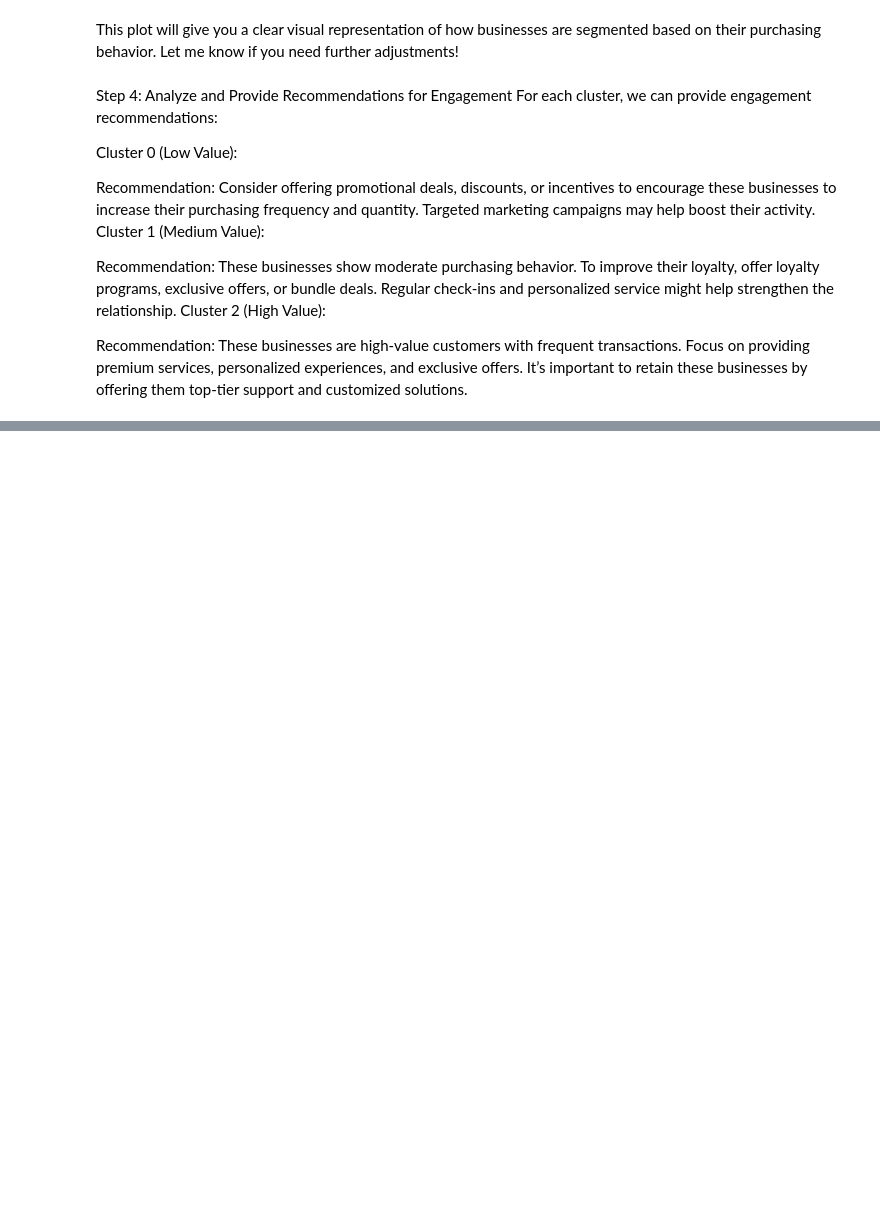
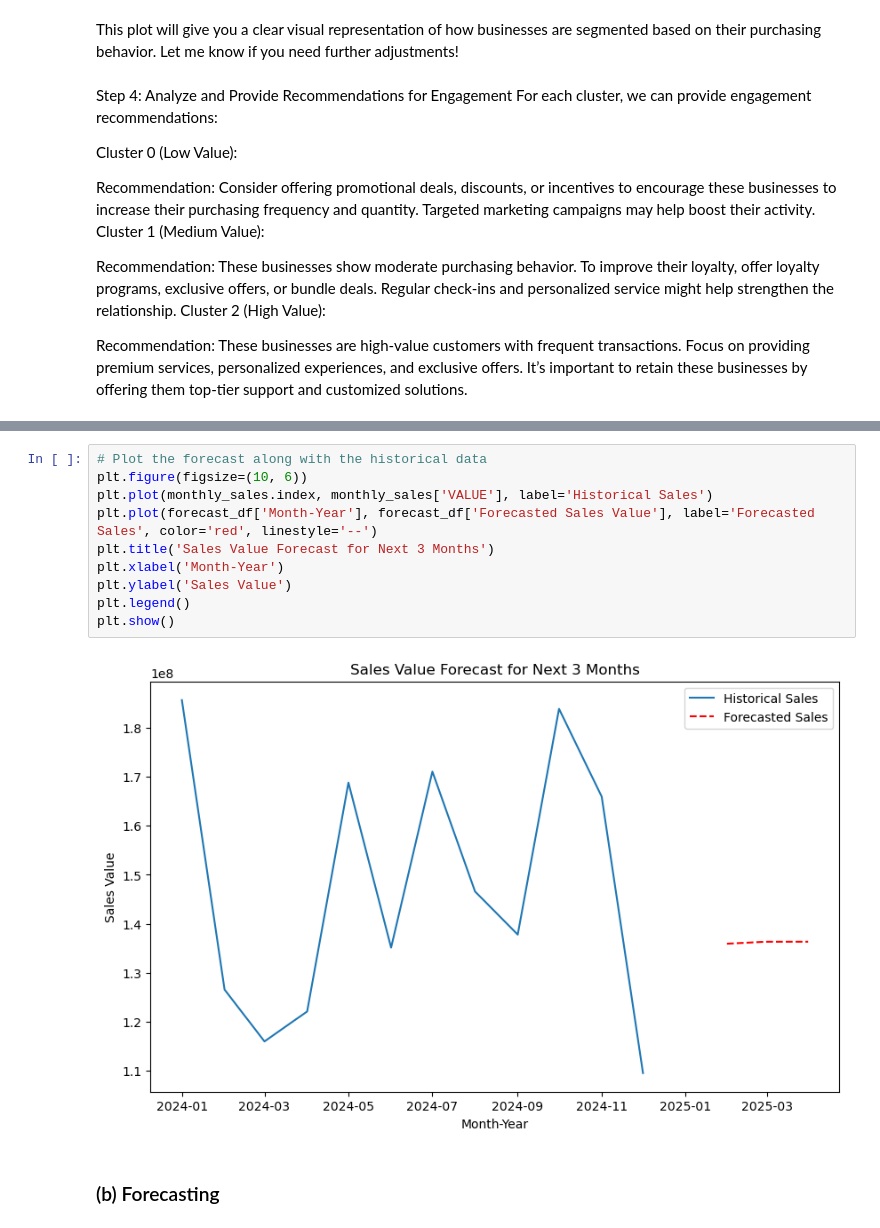
Before and after one commit to PaulMuniu/Kwanza-Tukule-Data-Analysis, a Jupyter notebook: Kwanza_Tukule.ipynb, the cells around one changed output, grey strips where cells are left out. Saved outputs shown, nothing was run; the diff lists cells and outputs as text; blank space fills up the shorter version.

```diff
--- a/Kwanza_Tukule.ipynb
+++ b/Kwanza_Tukule.ipynb
@@ -608,0 +728,14 @@ Recommendation: These businesses are high-value customers with frequent transact
+# %%
+# Plot the forecast along with the historical data
+plt.figure(figsize=(10, 6))
+plt.plot(monthly_sales.index, monthly_sales['VALUE'], label='Historical Sales')
+plt.plot(forecast_df['Month-Year'], forecast_df['Forecasted Sales Value'], label='Forecasted Sales', color='red', linestyle='--')
+plt.title('Sales Value Forecast for Next 3 Months')
+plt.xlabel('Month-Year')
+plt.ylabel('Sales Value')
+plt.legend()
+plt.show()
+# %% [output]
+[figure, added]
+# %% [markdown]
+### (b) Forecasting
```
Also changed, not shown: parts of 13 cells of this notebook.
